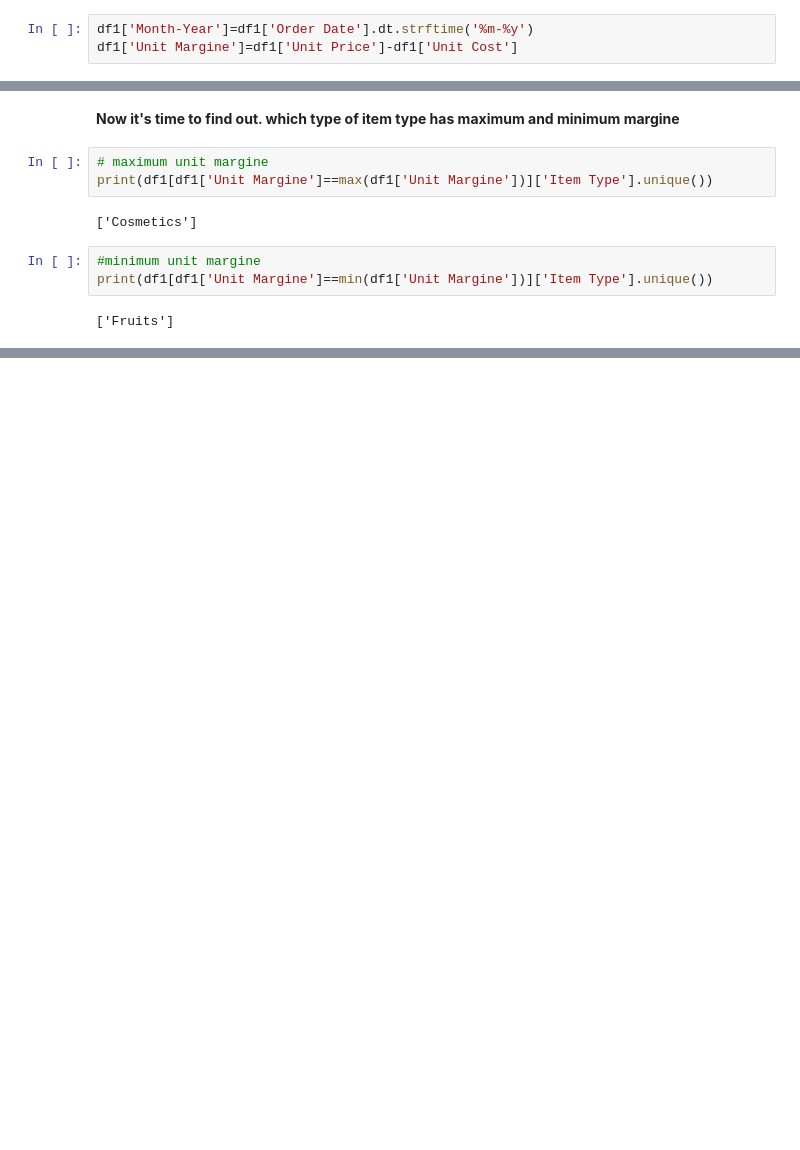
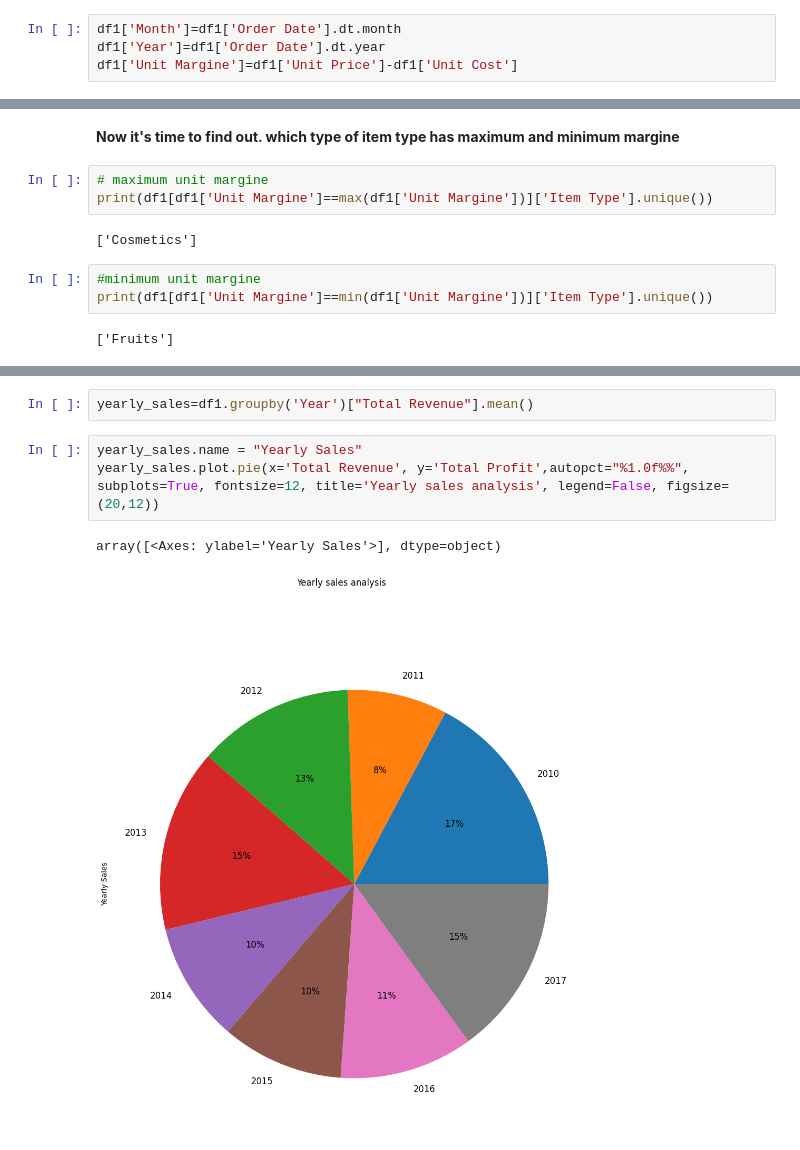
Before and after one commit to yash66gupta/Amazon-sales-data, a Jupyter notebook: amazon_sales_data.ipynb, the cells around one changed output, grey strips where cells are left out. Drawn from its saved outputs; the diff is of its cells as text; blank space fills up the shorter version.

```diff
--- a/amazon_sales_data.ipynb
+++ b/amazon_sales_data.ipynb
@@ -250,5 +250,6 @@ df1.head(10)
 # %% [markdown]
 **We wiil add some column's of profit per unit in this and month-year of order date**
 # %%
-df1['Month-Year']=df1['Order Date'].dt.strftime('%m-%y')
+df1['Month']=df1['Order Date'].dt.month
+df1['Year']=df1['Order Date'].dt.year
 df1['Unit Margine']=df1['Unit Price']-df1['Unit Cost']
@@ -306,0 +322,8 @@ memory usage: 13.4+ KB
+# %%
+yearly_sales=df1.groupby('Year')["Total Revenue"].mean()
+# %%
+yearly_sales.name = "Yearly Sales"
+yearly_sales.plot.pie(x='Total Revenue', y='Total Profit',autopct="%1.0f%%", subplots=True, fontsize=12, title='Yearly sales analysis', legend=False, figsize=(20,12))
+# %% [output]
+array([<Axes: ylabel='Yearly Sales'>], dtype=object)
+[figure, added]
```
Also changed, not shown: parts of 7 cells of this notebook.
